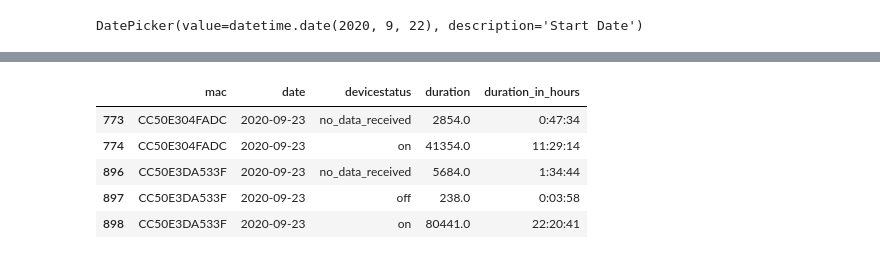
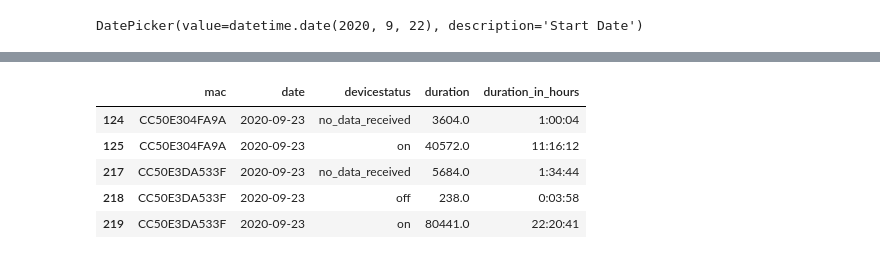
Before and after one commit to mugyenyij/U20_project, a Jupyter notebook: U20_notebook.ipynb, the cells around one changed output, grey strips where cells are left out. Saved outputs shown, nothing was run; the diff lists cells and outputs as text; code cells hidden in the pictures.

```diff
--- a/U20_notebook.ipynb
+++ b/U20_notebook.ipynb
@@ -40,0 +33,9 @@ df.tail()
+# %%
+df['device_deployed'] = np.where(df['mac'].isin(['84CCA89A1706','84CCA899CEE53','CC50E304FA9A',
+                   '84CCA899FCA7','84CCA89B799C','CC50E3DA533F']), 'Yes', 'No')
+# %%
+# Filter out devices that are not deployed
+df['device_deployed'] = np.where(df['mac'].isin(['84CCA89A1706','84CCA899CEE53','CC50E304FA9A',
+                   '84CCA899FCA7','84CCA89B799C','CC50E3DA533F']), 'Yes', 'No')
+df = df[df.device_deployed=='Yes']
+df.tail()
@@ -191,14 +110,22 @@ df_grouped_mac.loc[df_grouped_mac['duration'] >=60, 'devicestatus'] = 'no_data_r
 # %%
+## groupby mac addresses
+df_grouped_mac = df.copy()
+df_grouped_mac['date']= df_grouped_mac.timestamp.dt.date
+df_grouped_mac['date']= pd.to_datetime(df_grouped_mac['date'])
+df_grouped_mac['duration'] = df_grouped_mac.groupby(['mac', 'date'])['timestamp'].diff().dt.total_seconds().fillna(0)
+# if it takes more than a minute to record data, the duration is marked as no data received
+df_grouped_mac.loc[df_grouped_mac['duration'] >=60, 'devicestatus'] = 'no_data_received' # setting a timeout threshold
+
 ## Apply filters
-mac_address = ['CC50E3DA533F','CC50E304FADC'] # select these mac addresses
+mac_address = ['CC50E3DA533F','CC50E304FA9A'] # select these mac addresses
 date = ['2020-09-23'] # select these dates
 tmp = df_grouped_mac.groupby(['mac','date','devicestatus'])['duration'].sum().reset_index()
 tmp['duration_in_hours'] = tmp['duration'].apply(convert2hours)
 tmp[tmp['mac'].isin(mac_address) & tmp['date'].isin(date)]
 # %% [output]
 |  | mac | date | devicestatus | duration | duration_in_hours |
-| 773 | CC50E304FADC | 2020-09-23 | no_data_received | 2854.0 | 0:47:34 |
-| 774 | CC50E304FADC | 2020-09-23 | on | 41354.0 | 11:29:14 |
-| 896 | CC50E3DA533F | 2020-09-23 | no_data_received | 5684.0 | 1:34:44 |
-| 897 | CC50E3DA533F | 2020-09-23 | off | 238.0 | 0:03:58 |
-| 898 | CC50E3DA533F | 2020-09-23 | on | 80441.0 | 22:20:41 |
+| 124 | CC50E304FA9A | 2020-09-23 | no_data_received | 3604.0 | 1:00:04 |
+| 125 | CC50E304FA9A | 2020-09-23 | on | 40572.0 | 11:16:12 |
+| 217 | CC50E3DA533F | 2020-09-23 | no_data_received | 5684.0 | 1:34:44 |
+| 218 | CC50E3DA533F | 2020-09-23 | off | 238.0 | 0:03:58 |
+| 219 | CC50E3DA533F | 2020-09-23 | on | 80441.0 | 22:20:41 |
```
Also changed, not shown: parts of 16 cells of this notebook.
